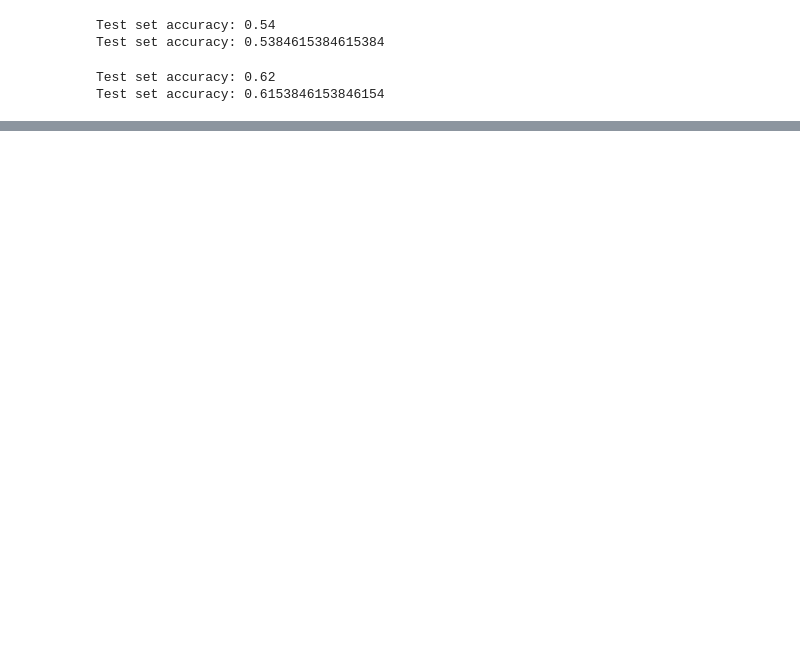
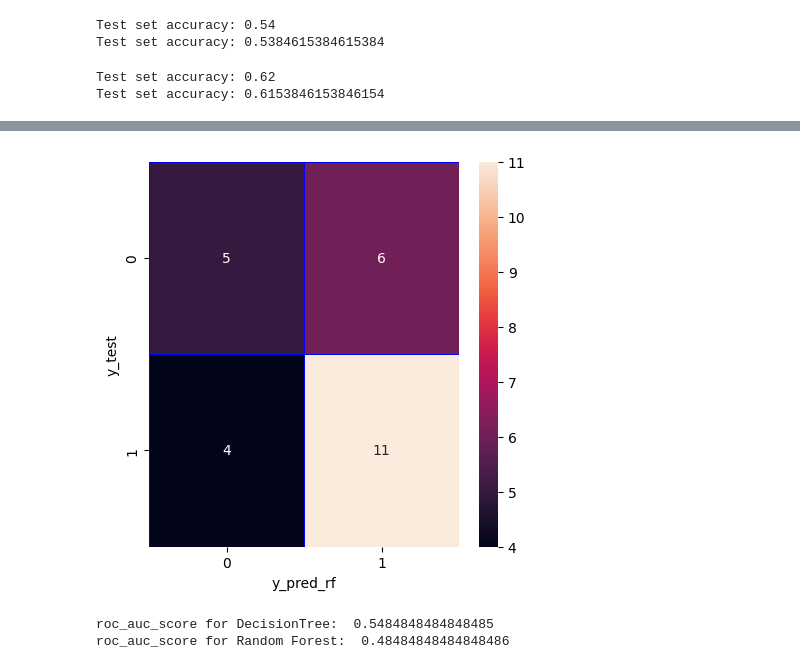
Before and after one commit to Tzelginia/kuis2, a Jupyter notebook: kuis2.ipynb, the cells around one changed output, grey strips where cells are left out. Saved outputs shown, nothing was run; the diff lists cells and outputs as text; code cells hidden in the pictures; blank space fills up the shorter version.

```diff
--- a/kuis2.ipynb
+++ b/kuis2.ipynb
@@ -265,0 +276,33 @@ Test set accuracy: 0.6153846153846154
+# %%
+#confusion matrix Random Forest
+cm_rf= confusion_matrix(y_test, y_pred_rf)
+
+import seaborn as sns
+f, ax =plt.subplots(figsize = (5,5))
+
+sns.heatmap(cm_rf,annot = True, linewidths= 0.5, linecolor="blue", fmt=".0f", ax=ax)
+plt.xlabel("y_pred_rf")
+plt.ylabel("y_test")
+plt.show()
+# %% [output]
+[figure, added]
+# %%
+from sklearn.metrics import roc_curve, roc_auc_score
+
+clf_tree = DecisionTreeClassifier();
+clf_rand = RandomForestClassifier();
+
+clf_tree.fit(X_train, y_train);
+clf_rand.fit(X_train, y_train);
+
+y_score1 = clf_tree.predict_proba(X_test)[:,1]
+y_score2 = clf_rand.predict_proba(X_test)[:,1]
+
+false_positive_rate1, true_positive_rate1, threshold1 = roc_curve(y_test, y_score1)
+false_positive_rate2, true_positive_rate2, threshold2 = roc_curve(y_test, y_score2)
+
+print('roc_auc_score for DecisionTree: ', roc_auc_score(y_test, y_score1))
+print('roc_auc_score for Random Forest: ', roc_auc_score(y_test, y_score2))
+# %% [output]
+roc_auc_score for DecisionTree:  0.5484848484848485
+roc_auc_score for Random Forest:  0.48484848484848486
```
Also changed, not shown: parts of 37 cells of this notebook.
